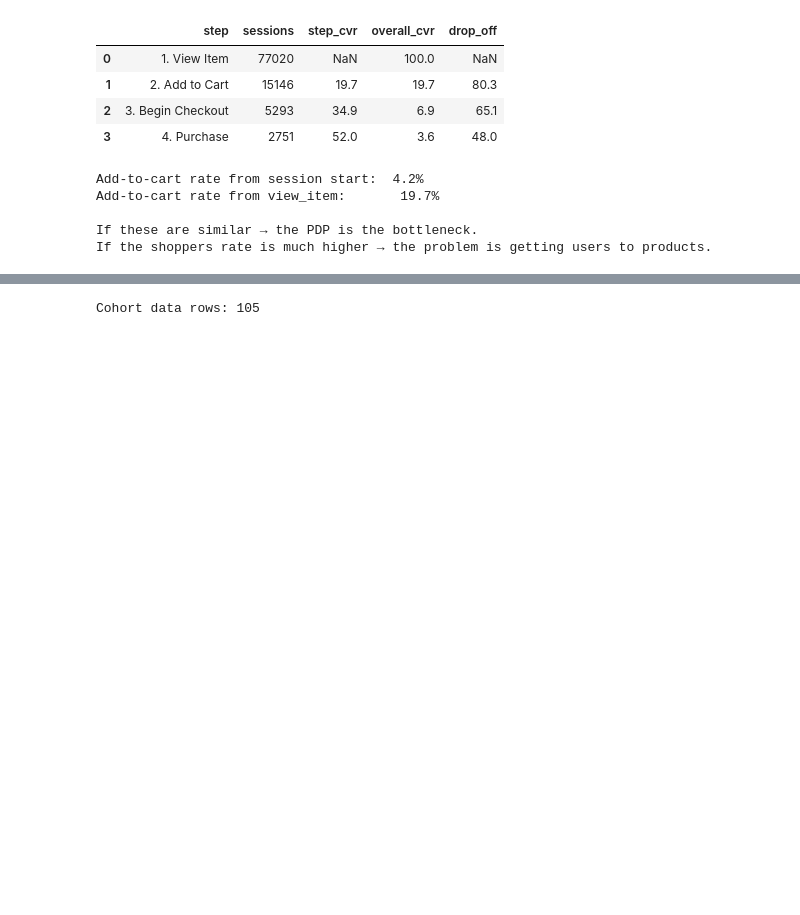
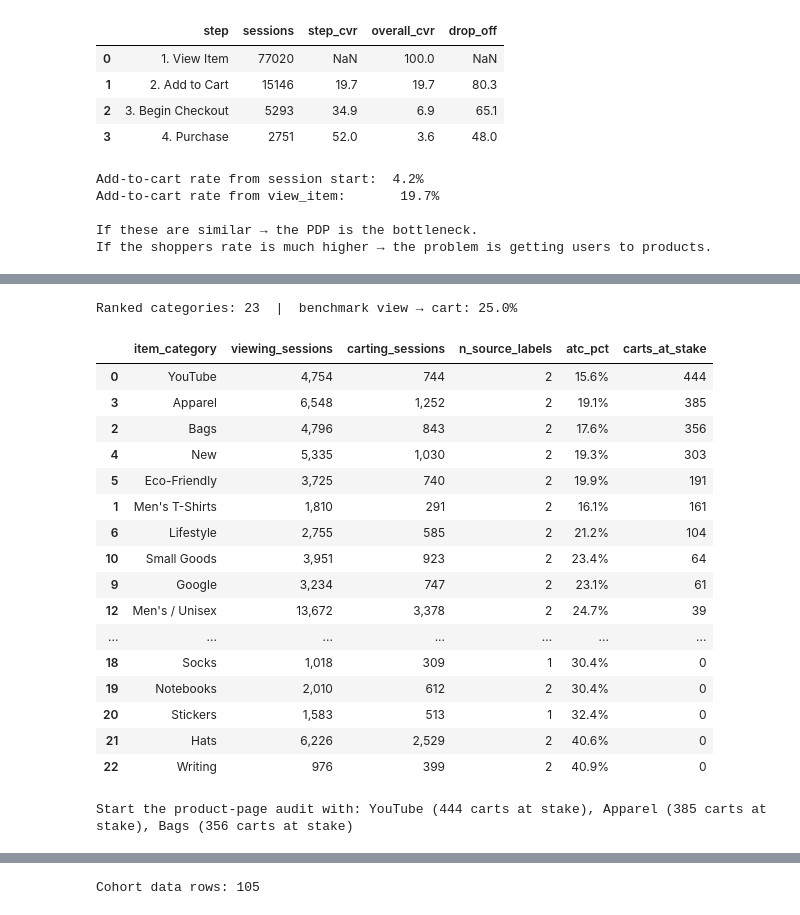
Before and after one commit to guiarpi/ga4-product-analytics, a Jupyter notebook: ga4_funnel_analysis.ipynb, the cells around one changed output, grey strips where cells are left out. Cells and saved outputs as stored; diff of their text form; code cells hidden in the pictures; blank space fills up the shorter version.

```diff
--- a/ga4_funnel_analysis.ipynb
+++ b/ga4_funnel_analysis.ipynb
@@ -673,3 +1016,71 @@ If the shoppers rate is much higher → the problem is getting users to products
+# %%
+# ── Section 7d: Category ranking + chart ─────────────────────────────────────
+MIN_CATEGORY_VIEWS = 500   # below this the rate is too noisy to rank
+
+category_df = category_raw[
+    (category_raw["item_category"] != "(not set)")
+    & (category_raw["viewing_sessions"] >= MIN_CATEGORY_VIEWS)
+].copy()
+category_df["atc_pct"] = category_df["carting_sessions"] / category_df["viewing_sessions"] * 100
+
+# Benchmark: pooled (volume-weighted) rate across ranked categories.
+category_benchmark = category_df["carting_sessions"].sum() / category_df["viewing_sessions"].sum() * 100
+
+# Carts at stake: extra carting sessions if the category converted at the benchmark.
+category_df["carts_at_stake"] = (
+    (category_benchmark - category_df["atc_pct"]).clip(lower=0) / 100
+    * category_df["viewing_sessions"]
+).round().astype(int)
+category_df = category_df.sort_values("atc_pct").reset_index(drop=True)
+
+print(f"Ranked categories: {len(category_df)}  |  benchmark view → cart: {category_benchmark:.1f}%")
+display(category_df.sort_values("carts_at_stake", ascending=False)
+        .drop(columns=["source_labels"])
+        .style.format({"atc_pct": "{:.1f}%", "viewing_sessions": "{:,}",
+                       "carting_sessions": "{:,}", "carts_at_stake": "{:,}"}))
+
+# Worst rate at the top; below-benchmark categories highlighted.
+fig_cat = go.Figure(go.Bar(
+    y=category_df["item_category"], x=category_df["atc_pct"].round(1),
+    orientation="h",
+    text=[f"{v:.1f}%" for v in category_df["atc_pct"]], textposition="outside",
+    marker_color=["#ea580c" if v < category_benchmark else "#4C78A8" for v in category_df["atc_pct"]],
+))
+fig_cat.add_vline(x=category_benchmark, line_dash="dash", line_color="#6b7280",
+                  annotation_text=f"benchmark {category_benchmark:.1f}%", annotation_position="top")
+fig_cat.update_layout(
+    title="View → Add-to-Cart Rate by Product Category",
+    height=max(320, 30 * len(category_df) + 100),
+    yaxis=dict(autorange="reversed"),
+    xaxis_title="% of viewing sessions that add that category to cart",
+    showlegend=False,
+)
+fig_cat.show()
+
+top_targets = (category_df.sort_values("carts_at_stake", ascending=False)
+               .query("carts_at_stake > 0").head(3))
+print("Start the product-page audit with:",
+      ", ".join(f"{r.item_category} ({r.carts_at_stake:,} carts at stake)" for r in top_targets.itertuples()))
+# %% [output]
+Ranked categories: 23  |  benchmark view → cart: 25.0%
+|  | item_category | viewing_sessions | carting_sessions | n_source_labels | atc_pct | carts_at_stake |
+| 0 | YouTube | 4,754 | 744 | 2 | 15.6% | 444 |
+| 3 | Apparel | 6,548 | 1,252 | 2 | 19.1% | 385 |
+| 2 | Bags | 4,796 | 843 | 2 | 17.6% | 356 |
+| 4 | New | 5,335 | 1,030 | 2 | 19.3% | 303 |
+| 5 | Eco-Friendly | 3,725 | 740 | 2 | 19.9% | 191 |
+| 1 | Men's T-Shirts | 1,810 | 291 | 2 | 16.1% | 161 |
+| 6 | Lifestyle | 2,755 | 585 | 2 | 21.2% | 104 |
+| 10 | Small Goods | 3,951 | 923 | 2 | 23.4% | 64 |
+| 9 | Google | 3,234 | 747 | 2 | 23.1% | 61 |
+| 12 | Men's / Unisex | 13,672 | 3,378 | 2 | 24.7% | 39 |
+| ... | ... | ... | ... | ... | ... | ... |
+| 18 | Socks | 1,018 | 309 | 1 | 30.4% | 0 |
+| 19 | Notebooks | 2,010 | 612 | 2 | 30.4% | 0 |
+| 20 | Stickers | 1,583 | 513 | 1 | 32.4% | 0 |
+| 21 | Hats | 6,226 | 2,529 | 2 | 40.6% | 0 |
+| 22 | Writing | 976 | 399 | 2 | 40.9% | 0 |
+Start the product-page audit with: YouTube (444 carts at stake), Apparel (385 carts at stake), Bags (356 carts at stake)
 # %% [markdown]
 ## 8. Weekly cohort retention
 Groups users by the week of their first `session_start`, then tracks what fraction
```
Also changed, not shown: parts of 21 cells of this notebook, 3 other files.
